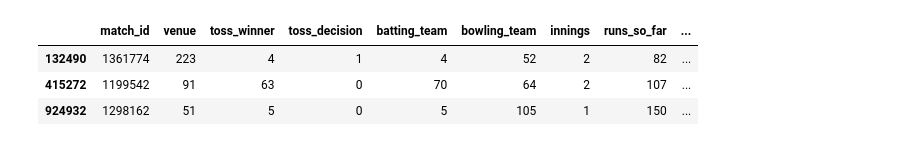
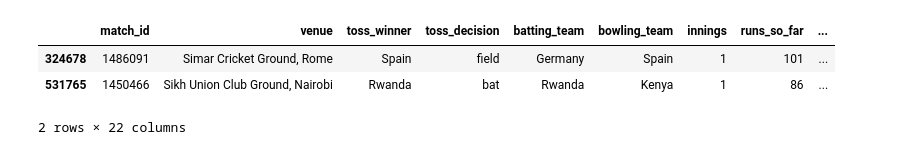
Before and after one commit to SmartyPaants/T20i-Win-Prediction, a Jupyter notebook: training.ipynb, the cells around one changed output. Saved outputs shown, nothing was run; the diff lists cells and outputs as text; code cells hidden in the pictures.

```diff
--- a/training.ipynb
+++ b/training.ipynb
@@ -80,3 +68,11 @@ data.sample(5)
+# %%
+data_inn1["score_vs_avg"] = data_inn1["runs_so_far"] - data_inn1["avg_1st_score"]
+data_inn1.sample(2)
+# %% [output]
+|  | match_id | venue | toss_winner | toss_decision | batting_team | bowling_team | innings | runs_so_far | ... |
+| 324678 | 1486091 | Simar Cricket Ground, Rome | Spain | field | Germany | Spain | 1 | 101 | ... |
+| 531765 | 1450466 | Sikh Union Club Ground, Nairobi | Rwanda | bat | Rwanda | Kenya | 1 | 86 | ... |
+2 rows × 22 columns
 # %%
 from sklearn.preprocessing import LabelEncoder
 
@@ -94,9 +90,16 @@ for col in ['venue', 'toss_winner', 'toss_decision', 'batting_team', 'bowling_te
     # Save encoder
     label_encoders[col] = le
 # %%
-data.sample(3)
+label_encoders = {}
+for col in ['venue', 'toss_winner', 'toss_decision', 'batting_team', 'bowling_team']:
+    le = LabelEncoder()
+
+    # Fit on all unique values in the FULL dataset (df), not just training split
+    all_values = data_inn2[col].dropna().unique().tolist()
+    le.fit(all_values)
+
+    # Transform the full column now
+    data_inn2[col] = le.transform(data_inn2[col])
+
+    # Save encoder
+    label_encoders[col] = le
-# %% [output]
-|  | match_id | venue | toss_winner | toss_decision | batting_team | bowling_team | innings | runs_so_far | ... |
-| 132490 | 1361774 | 223 | 4 | 1 | 4 | 52 | 2 | 82 | ... |
-| 415272 | 1199542 | 91 | 63 | 0 | 70 | 64 | 2 | 107 | ... |
-| 924932 | 1298162 | 51 | 5 | 0 | 5 | 105 | 1 | 150 | ... |
```
Also changed, not shown: parts of 23 cells of this notebook, 5 other files.
